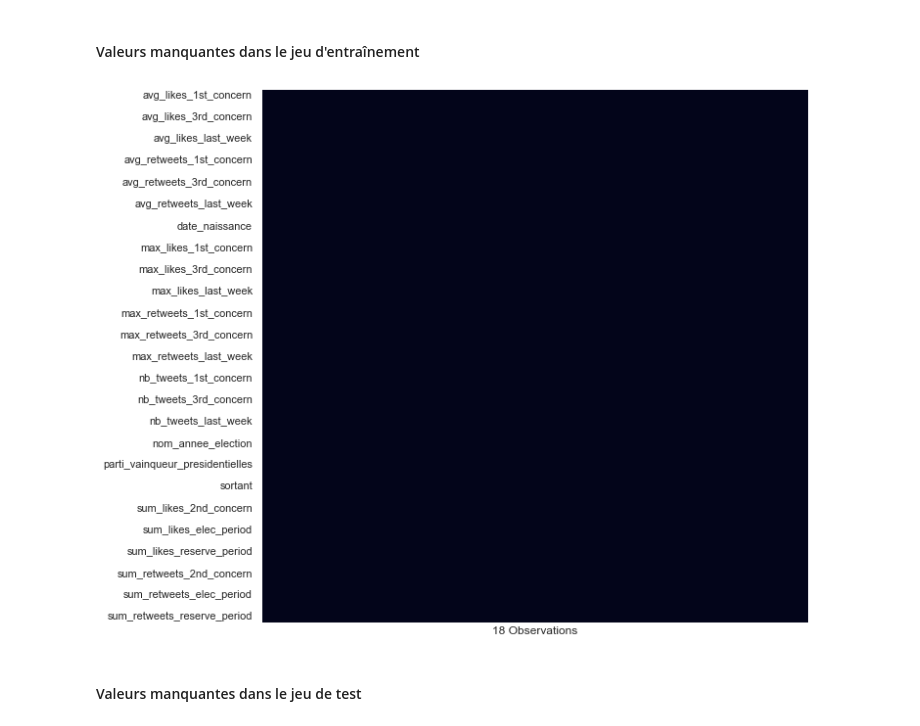
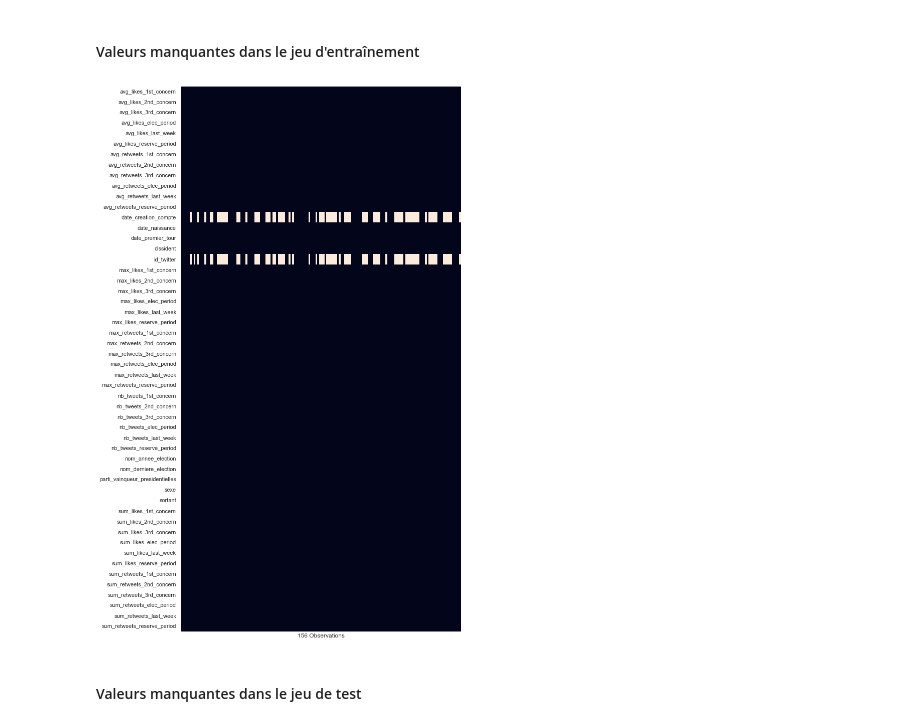
Before and after one commit to Antoine101/ElecTweets, a Jupyter notebook: model_exploration.ipynb, the cells around one changed output. Drawn from its saved outputs; the diff is of its cells as text; code cells hidden in the pictures.

```diff
--- a/model_exploration.ipynb
+++ b/model_exploration.ipynb
@@ -151,13 +145,0 @@ Number of rows dropped: 9
-# %%
-n_0_before = df["resultat_election"].value_counts()[0]
-n_1_before = df["resultat_election"].value_counts()[1]
-n_rows_before = len(df)
-df.dropna(axis=0, how="any", subset="id_twitter", inplace=True)
-df.reset_index(drop=True, inplace=True)
-n_0_after = df["resultat_election"].value_counts()[0]
-n_1_after = df["resultat_election"].value_counts()[1]
-n_rows_after = len(df)
-n_0_dropped = n_0_before - n_0_after
-n_1_dropped = n_1_before - n_1_after
-n_rows_dropped = n_rows_before - n_rows_after
-print(f"Number of rows dropped: {n_dropped} (of which {n_0_dropped}x 0 and {n_1_dropped}x 1)")
@@ -177,11 +150,7 @@ df.drop([
     "prenom",
     "nom",
     "id_candidat",
-    "id_twitter",
-    "compte_verifie",
-    "date_creation_compte",
-    "annee_election",
-    "date_premier_tour"
+    "compte_verifie"
 ],
 axis=1,
 inplace=True
@@ -196,7 +158,21 @@ X = df[df.columns.difference(["resultat_election"])]
 # %% [markdown]
 ### Constitution des jeux d'entraînement et de test
+# %%
+# Entraînement sur les candidats aux élections législatives précédentes
+df_train = df[df["annee_election"]!=2022].copy()
+df_train.drop(labels=["annee_election"], axis=1, inplace=True)
+
+# Test sur les candidats aux élections législatives de 2022
+df_test = df[df["annee_election"]==2022].copy()
+df_test.drop(labels=["annee_election"], axis=1, inplace=True)
+
+# Séparation des variables et de la colonne cible pour chaque jeu
+X_train = df_train[df_train.columns.difference(["resultat_election"])]
+y_train = df_train["resultat_election"]
+X_test = df_test[df_test.columns.difference(["resultat_election"])]
+y_test = df_test["resultat_election"]
 # %%
-X_train, X_test, y_train, y_test = train_test_split(X, y, test_size=0.2, random_state=42)
+# Reset des index
 X_train.reset_index(drop=True, inplace=True)
 y_train.reset_index(drop=True, inplace=True)
 X_test.reset_index(drop=True, inplace=True)
@@ -220,12 +196,12 @@ y_details(y_train, y_test)
 # %% [markdown]
 #### Valeurs manquantes dans le jeu d'entraînement
 # %%
-plt.figure(figsize=(10, 10))
+plt.figure(figsize=(10, 20))
 sns.heatmap(X_train.isnull().sort_index().T, cbar=False, xticklabels=False)
 plt.xlabel(f"{len(X_train)} Observations")
 plt.show()
 # %% [output]
-[figure, old version]
+[figure, new version]
 # %% [markdown]
 #### Valeurs manquantes dans le jeu de test
 # %%
```
Also changed, not shown: parts of 33 cells of this notebook.
